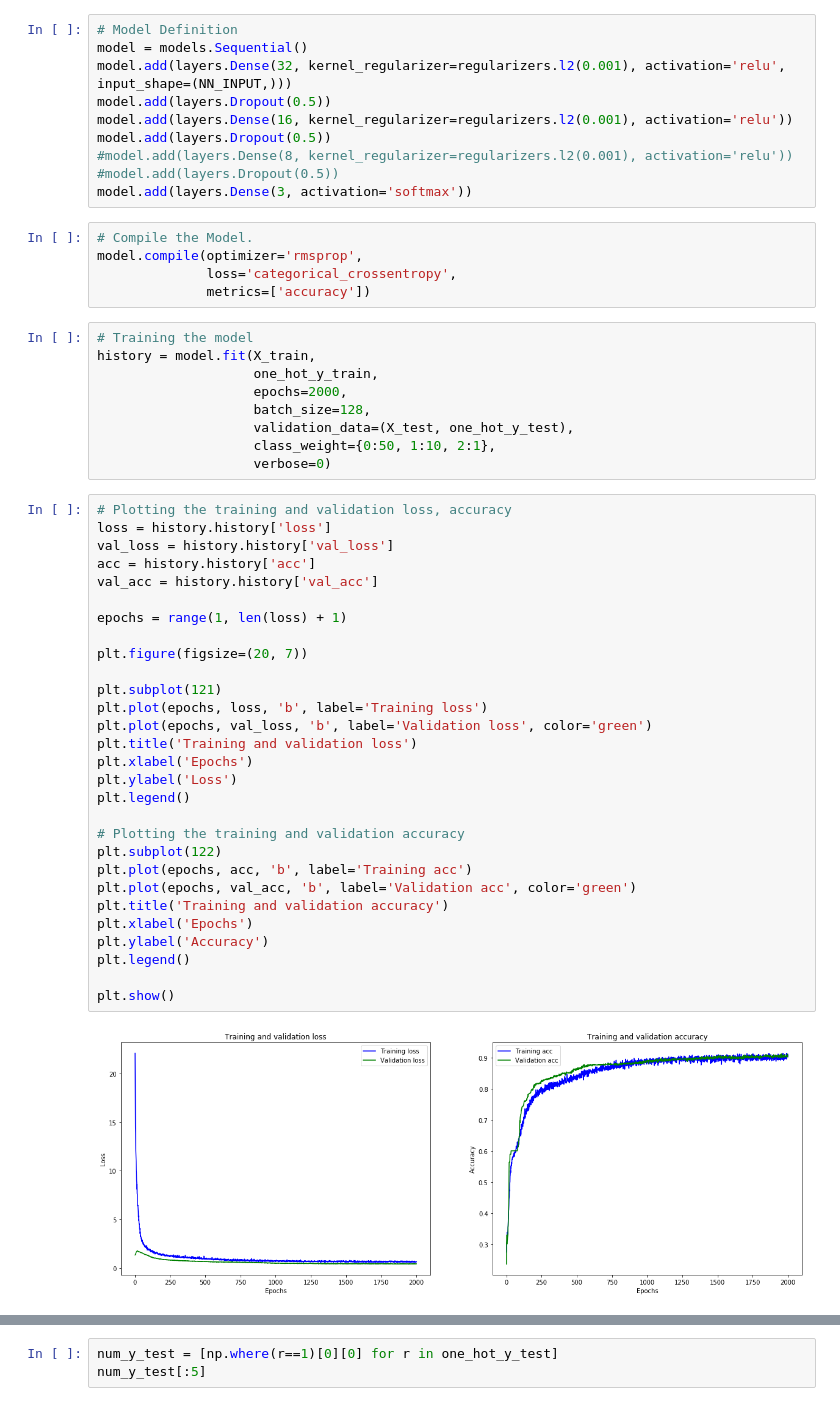
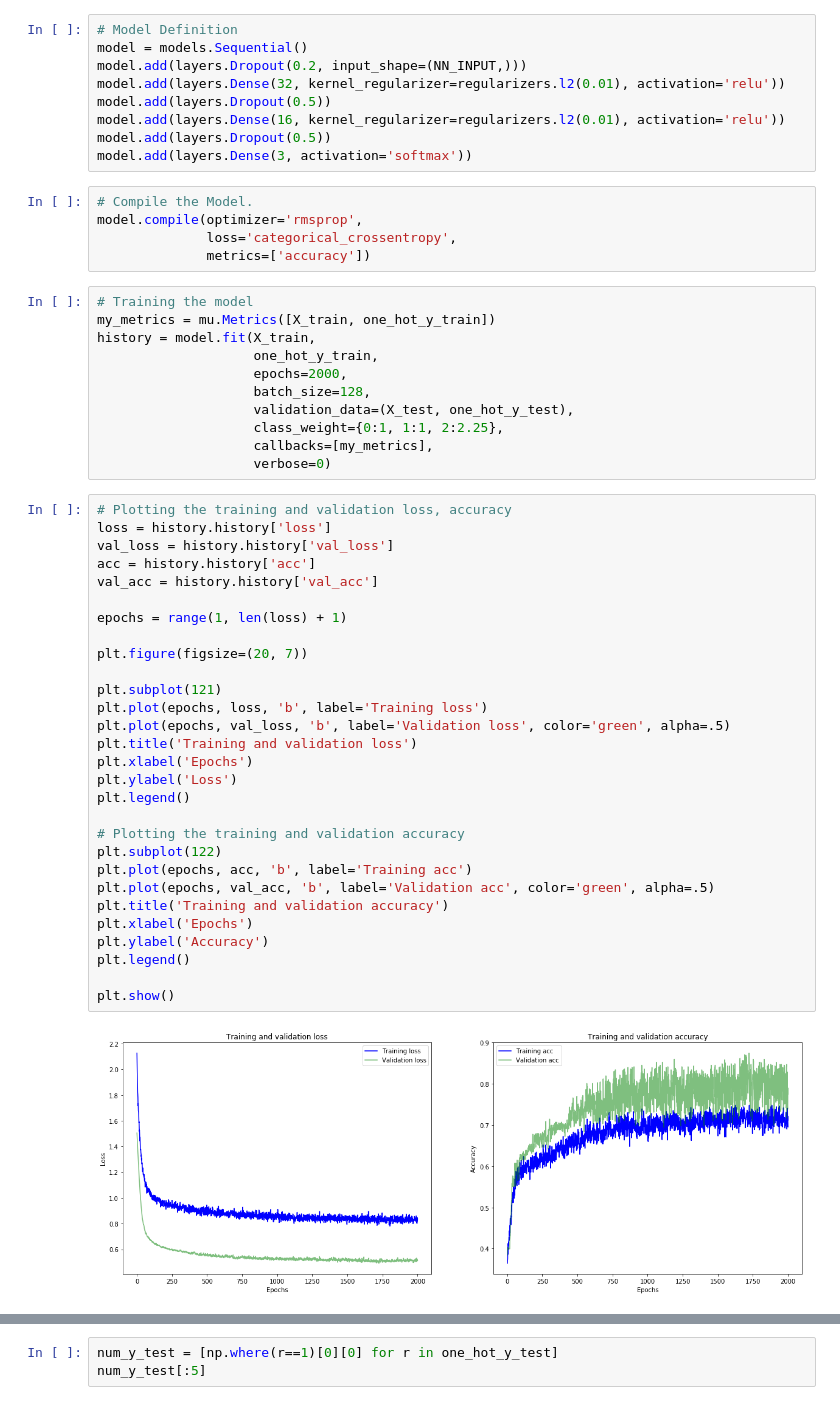
Before and after one commit to tkokkeng/KE5108-HybridIntelSys, a Jupyter notebook: custpurchclassifier.model.ipynb, the cells around one changed output, grey strips where cells are left out. Saved outputs shown, nothing was run; the diff lists cells and outputs as text.

Commit message:
tuned the model using class_weights

```diff
--- a/custpurchclassifier.model.ipynb
+++ b/custpurchclassifier.model.ipynb
@@ -84,12 +88,11 @@ X_train, X_test, one_hot_y_train, one_hot_y_test, y_train, y_test = train_test_s
 # %%
 # Model Definition
 model = models.Sequential()
-model.add(layers.Dense(32, kernel_regularizer=regularizers.l2(0.001), activation='relu', input_shape=(NN_INPUT,)))
+model.add(layers.Dropout(0.2, input_shape=(NN_INPUT,)))
+model.add(layers.Dense(32, kernel_regularizer=regularizers.l2(0.01), activation='relu'))
 model.add(layers.Dropout(0.5))
-model.add(layers.Dense(16, kernel_regularizer=regularizers.l2(0.001), activation='relu'))
+model.add(layers.Dense(16, kernel_regularizer=regularizers.l2(0.01), activation='relu'))
 model.add(layers.Dropout(0.5))
-#model.add(layers.Dense(8, kernel_regularizer=regularizers.l2(0.001), activation='relu'))
-#model.add(layers.Dropout(0.5))
 model.add(layers.Dense(3, activation='softmax'))
 # %%
 # Compile the Model.
@@ -98,41 +101,43 @@ model.compile(optimizer='rmsprop',
               metrics=['accuracy'])
 # %%
 # Training the model
+my_metrics = mu.Metrics([X_train, one_hot_y_train])
 history = model.fit(X_train,
                     one_hot_y_train,
                     epochs=2000,
                     batch_size=128,
                     validation_data=(X_test, one_hot_y_test),
-                    class_weight={0:50, 1:10, 2:1},
+                    class_weight={0:1, 1:1, 2:2.25},
+                    callbacks=[my_metrics],
                     verbose=0)
 # %%
 # Plotting the training and validation loss, accuracy
 loss = history.history['loss']
 val_loss = history.history['val_loss']
 acc = history.history['acc']
 val_acc = history.history['val_acc']
 
 epochs = range(1, len(loss) + 1)
 
 plt.figure(figsize=(20, 7))
 
 plt.subplot(121)
 plt.plot(epochs, loss, 'b', label='Training loss')
-plt.plot(epochs, val_loss, 'b', label='Validation loss', color='green')
+plt.plot(epochs, val_loss, 'b', label='Validation loss', color='green', alpha=.5)
 plt.title('Training and validation loss')
 plt.xlabel('Epochs')
 plt.ylabel('Loss')
 plt.legend()
 
 # Plotting the training and validation accuracy
 plt.subplot(122)
 plt.plot(epochs, acc, 'b', label='Training acc')
-plt.plot(epochs, val_acc, 'b', label='Validation acc', color='green')
+plt.plot(epochs, val_acc, 'b', label='Validation acc', color='green', alpha=.5)
 plt.title('Training and validation accuracy')
 plt.xlabel('Epochs')
 plt.ylabel('Accuracy')
 plt.legend()
 
 plt.show()
 # %% [output]
-[figure, old version]
+[figure, new version]
```
Also changed, not shown: parts of 44 cells of this notebook.
